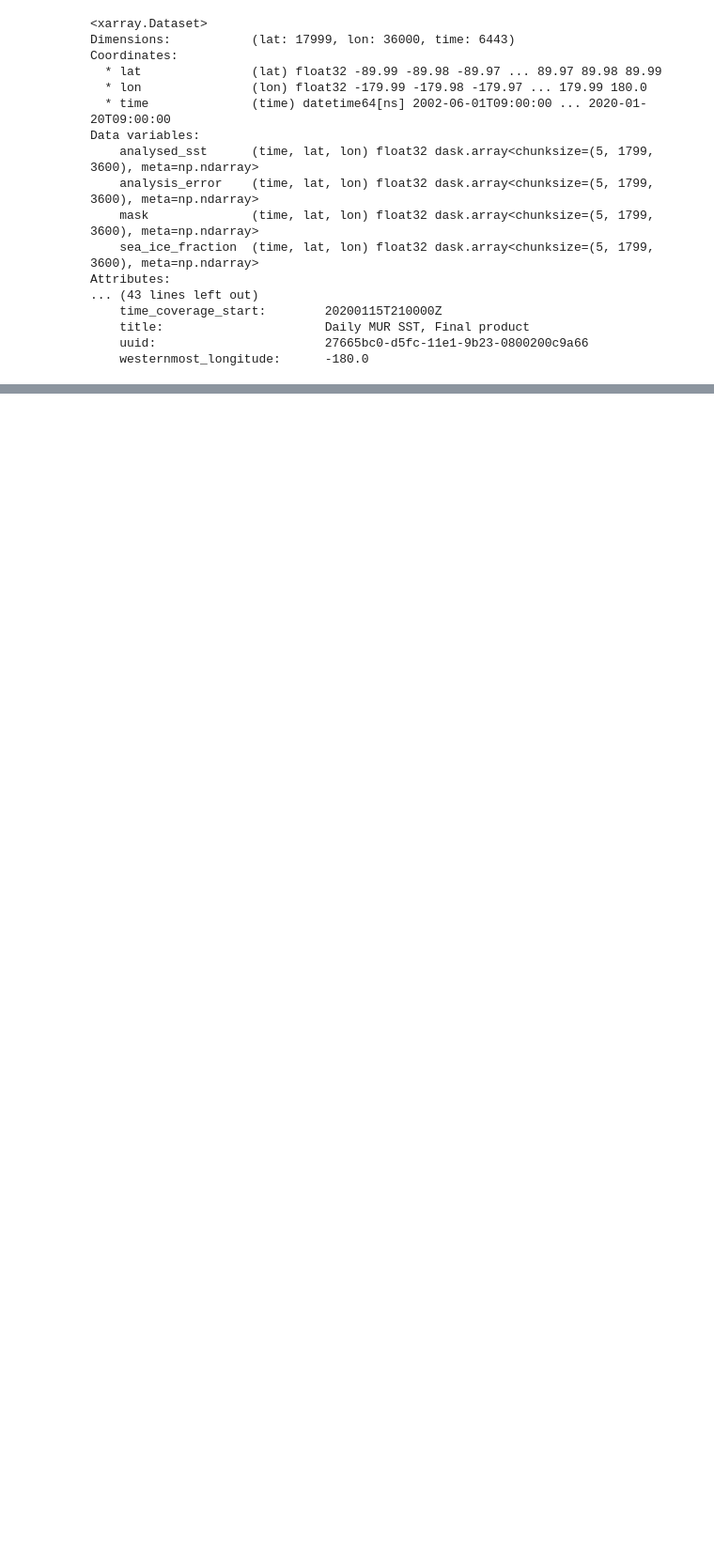
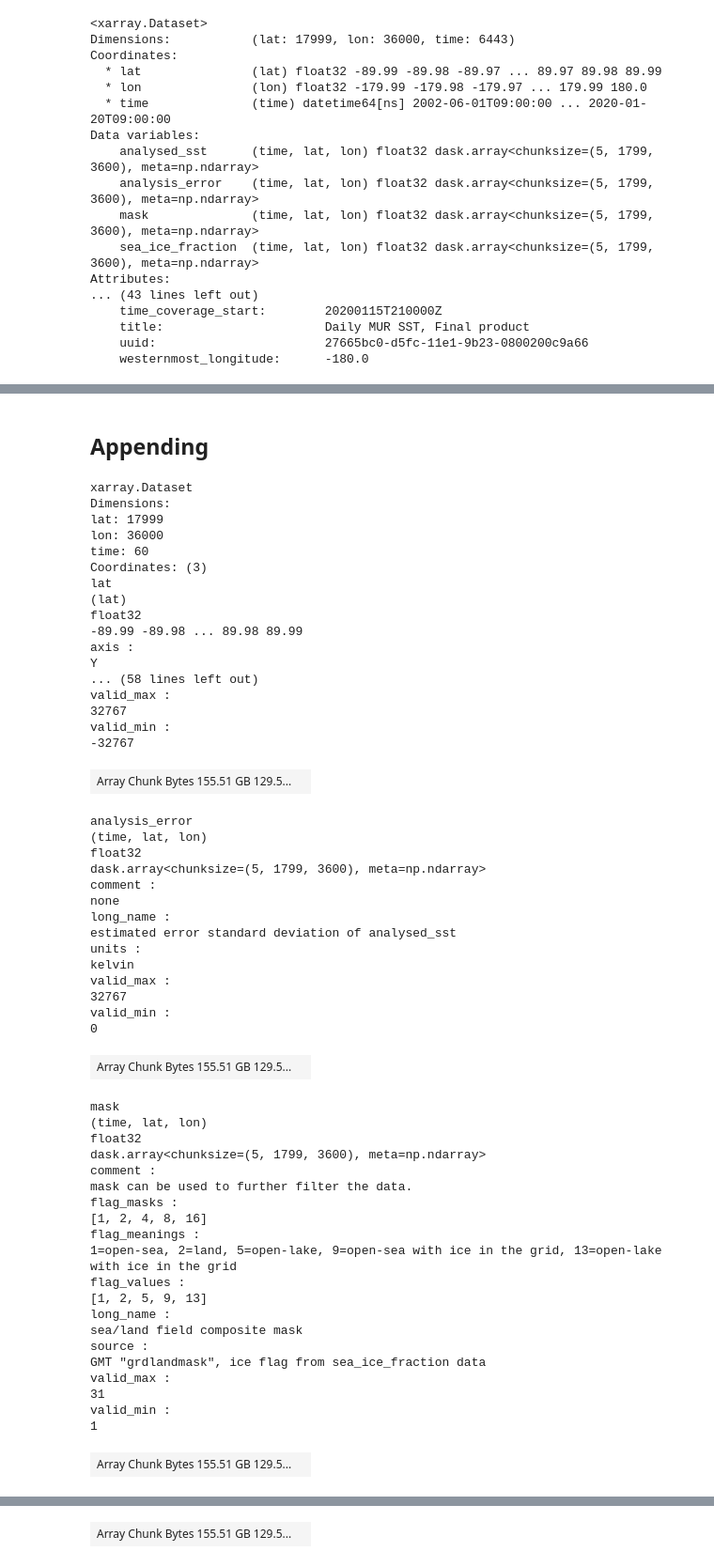
Before and after one commit to abarciauskas-bgse/mur_sst-to-zarr, a Jupyter notebook: notebooks/rechunking.ipynb, the cells around one changed output, grey strips where cells are left out. Shown at 94% size. Cells and saved outputs as stored; diff of their text form; code cells hidden in the pictures; blank space fills up the shorter version.

```diff
--- a/notebooks/rechunking.ipynb
+++ b/notebooks/rechunking.ipynb
@@ -179,0 +283,64 @@ first_chunks
+# %% [markdown]
+## Appending
+# %%
+ds_subset = ds_sst.sel(time=slice('2002-09-29', '2002-11-27'))
+ds_subset.analysed_sst.encoding = {}
+ds_subset.analysis_error.encoding = {}
+ds_subset.mask.encoding = {}
+ds_subset.sea_ice_fraction.encoding = {}
+ds_subset
+# %% [output]
+xarray.Dataset
+Dimensions:
+lat: 17999
+lon: 36000
+time: 60
+Coordinates: (3)
+lat
+(lat)
+float32
+-89.99 -89.98 ... 89.98 89.99
+axis :
+Y
+... (58 lines left out)
+valid_max :
+32767
+valid_min :
+-32767
+| Array Chunk Bytes 155.51 GB 129.5... |  |
+analysis_error
+(time, lat, lon)
+float32
+dask.array<chunksize=(5, 1799, 3600), meta=np.ndarray>
+comment :
+none
+long_name :
+estimated error standard deviation of analysed_sst
+units :
+kelvin
+valid_max :
+32767
+valid_min :
+0
+| Array Chunk Bytes 155.51 GB 129.5... |  |
+mask
+(time, lat, lon)
+float32
+dask.array<chunksize=(5, 1799, 3600), meta=np.ndarray>
+comment :
+mask can be used to further filter the data.
+flag_masks :
+[1, 2, 4, 8, 16]
+flag_meanings :
+1=open-sea, 2=land, 5=open-lake, 9=open-sea with ice in the grid, 13=open-lake with ice in the grid
+flag_values :
+[1, 2, 5, 9, 13]
+long_name :
+sea/land field composite mask
+source :
+GMT "grdlandmask", ice flag from sea_ice_fraction data
+valid_max :
+31
+valid_min :
+1
+| Array Chunk Bytes 155.51 GB 129.5... |  |
@@ -179,0 +365 @@ first_chunks
+| Array Chunk Bytes 155.51 GB 129.5... |  |
```
Also changed, not shown: parts of 26 cells of this notebook.
